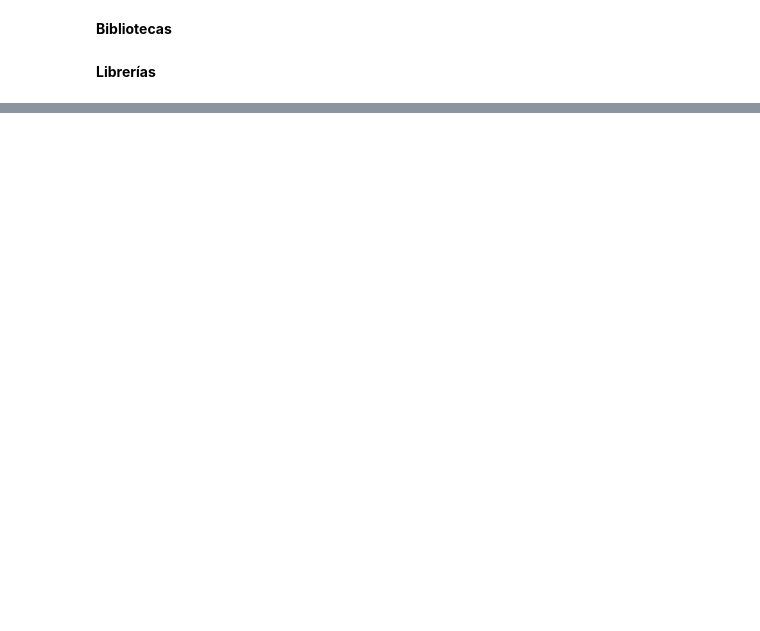
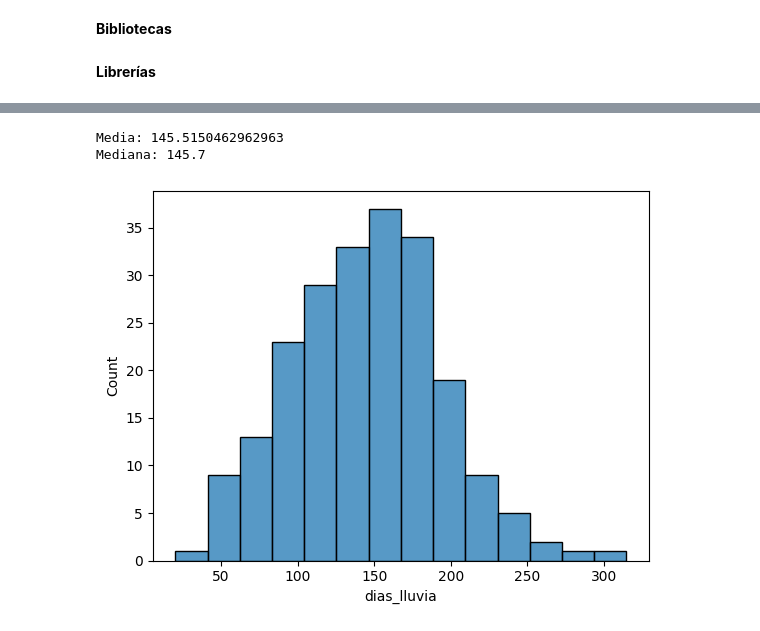
Before and after one commit to gluoneros/greenPredEnergy, a Jupyter notebook: Trabajo_Final.ipynb, the cells around one changed output, grey strips where cells are left out. Cells and saved outputs as stored; diff of their text form; code cells hidden in the pictures; blank space fills up the shorter version.

```diff
--- a/Trabajo_Final.ipynb
+++ b/Trabajo_Final.ipynb
@@ -893,0 +434,9 @@ predicciones = naive_model.predict(x_prueba)
+# %%
+# Tercero
+  #conversión de la columna de interés a numérico
+df3['dias_lluvia'] = pd.to_numeric(df3['dias_lluvia'], errors='coerce')
+# %%
+# Cuarto
+  #pasa municipio a mayusculas
+df3['municipio'] = df3['municipio'].str.upper()
+df3
@@ -893,0 +459,4 @@ predicciones = naive_model.predict(x_prueba)
+# %%
+# Por cada municipio único va a sacar la media de los datos correspondientes a este lugar
+lluvia = df3.groupby('municipio').agg({'dias_lluvia': 'median'}).reset_index() #,'longitud': 'first', 'latitud': 'first'
+lluvia
@@ -893,0 +508,8 @@ predicciones = naive_model.predict(x_prueba)
+# %%
+df_clima = pd.DataFrame(
+    {'municipio': df_clima['municipio'],
+    'velocidad_viento': df_clima['velocidad_viento'],
+    'dias_lluvia': df_clima['dias_lluvia']
+}
+)
+df_clima
@@ -893,0 +553,9 @@ predicciones = naive_model.predict(x_prueba)
+# %%
+# Evaluación preliminar del los datos
+sns.histplot(df_clima['dias_lluvia'])
+print('Media:',df_clima['dias_lluvia'].mean())
+print('Mediana:', df_clima['dias_lluvia'].median())
+# %% [output]
+Media: 145.5150462962963
+Mediana: 145.7
+[figure, added]
```
Also changed, not shown: parts of 216 cells of this notebook.
